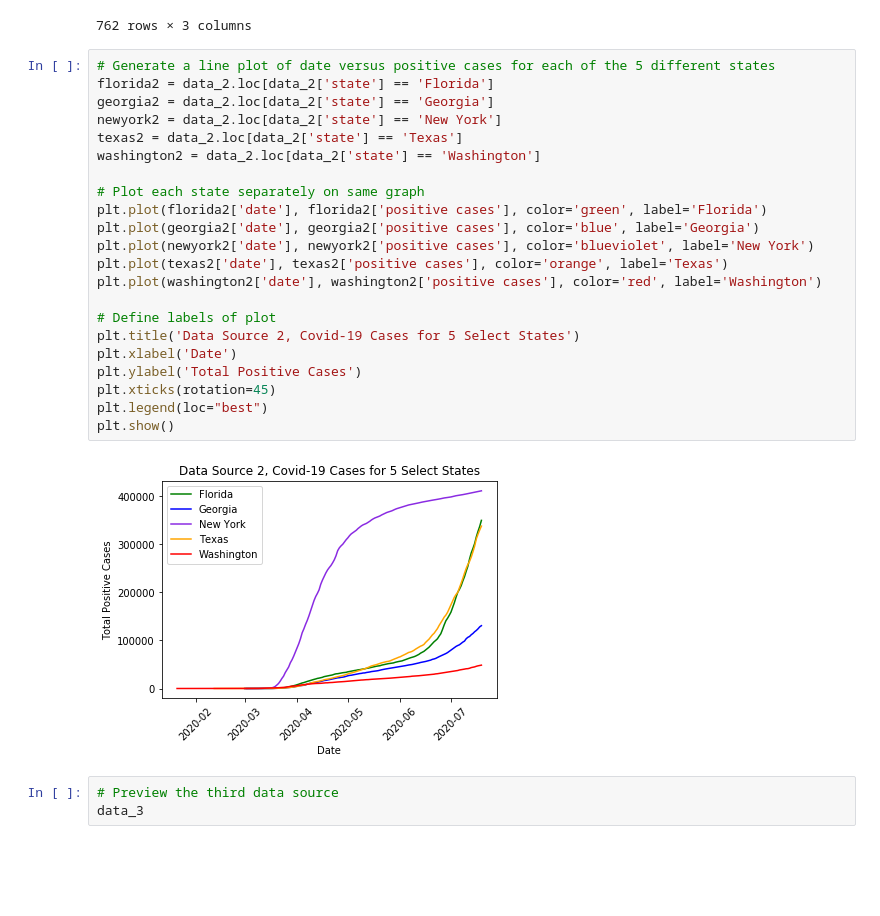
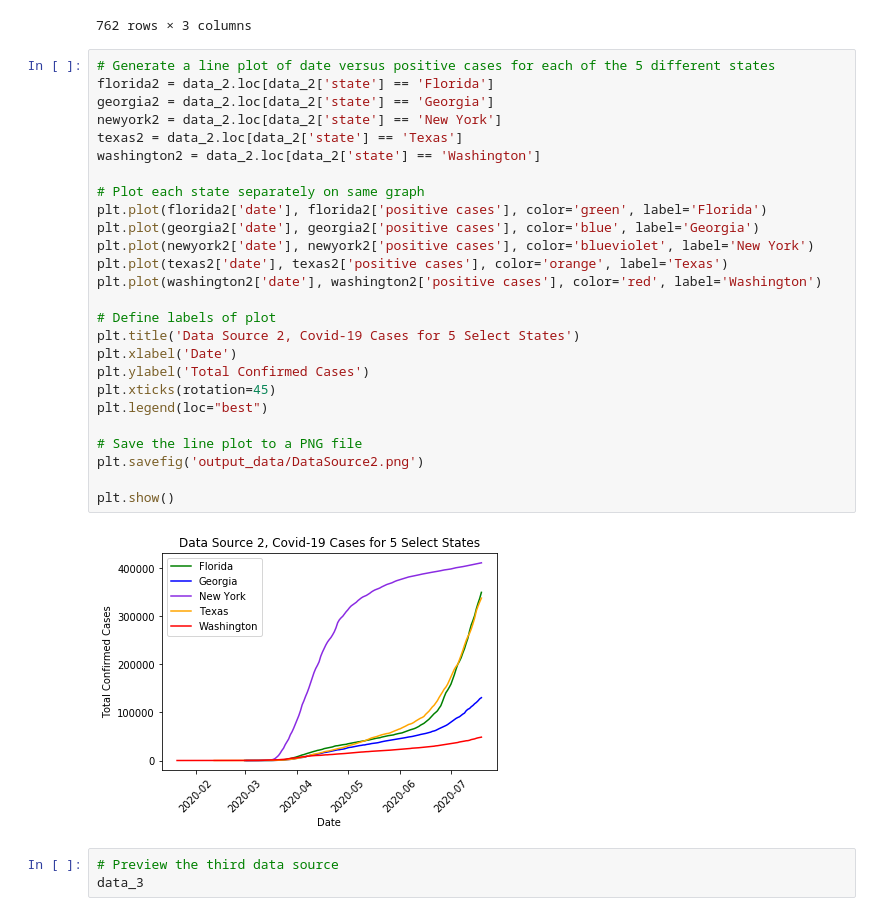
Before and after one commit to Emily-Keymon/Group-Project, a Jupyter notebook: Covid-19 Analysis and Visualizations.ipynb, the cells around one changed output. Saved outputs shown, nothing was run; the diff lists cells and outputs as text; blank space fills up the shorter version.

```diff
--- a/Covid-19 Analysis and Visualizations.ipynb
+++ b/Covid-19 Analysis and Visualizations.ipynb
@@ -103,27 +106,31 @@ data_2
 # %%
 # Generate a line plot of date versus positive cases for each of the 5 different states
 florida2 = data_2.loc[data_2['state'] == 'Florida']
 georgia2 = data_2.loc[data_2['state'] == 'Georgia']
 newyork2 = data_2.loc[data_2['state'] == 'New York']
 texas2 = data_2.loc[data_2['state'] == 'Texas']
 washington2 = data_2.loc[data_2['state'] == 'Washington']
 
 # Plot each state separately on same graph
 plt.plot(florida2['date'], florida2['positive cases'], color='green', label='Florida')
 plt.plot(georgia2['date'], georgia2['positive cases'], color='blue', label='Georgia')
 plt.plot(newyork2['date'], newyork2['positive cases'], color='blueviolet', label='New York')
 plt.plot(texas2['date'], texas2['positive cases'], color='orange', label='Texas')
 plt.plot(washington2['date'], washington2['positive cases'], color='red', label='Washington')
 
 # Define labels of plot
 plt.title('Data Source 2, Covid-19 Cases for 5 Select States')
 plt.xlabel('Date')
-plt.ylabel('Total Positive Cases')
+plt.ylabel('Total Confirmed Cases')
 plt.xticks(rotation=45)
 plt.legend(loc="best")
+
+# Save the line plot to a PNG file
+plt.savefig('output_data/DataSource2.png')
+
 plt.show()
 # %% [output]
-[figure, old version]
+[figure, new version]
 # %%
 # Preview the third data source
 data_3
```
Also changed, not shown: parts of 29 cells of this notebook, 24 other files.
